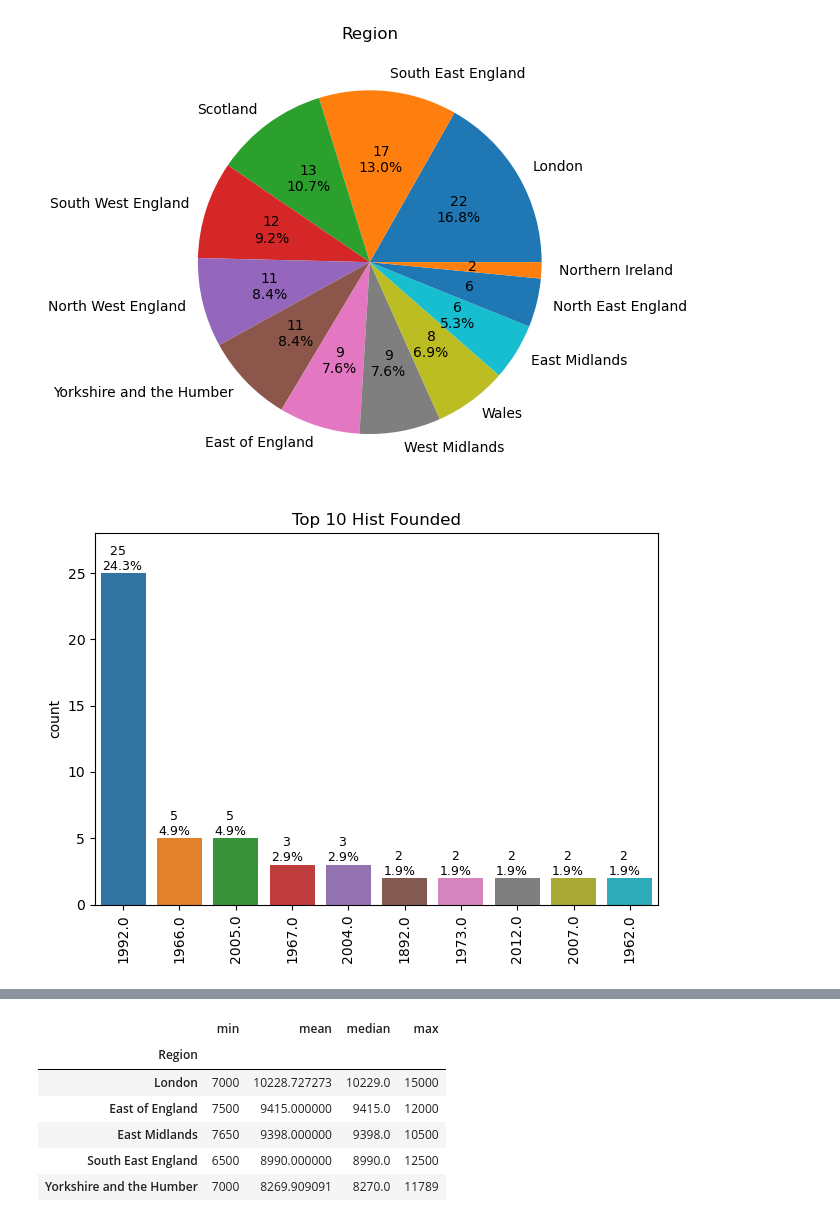
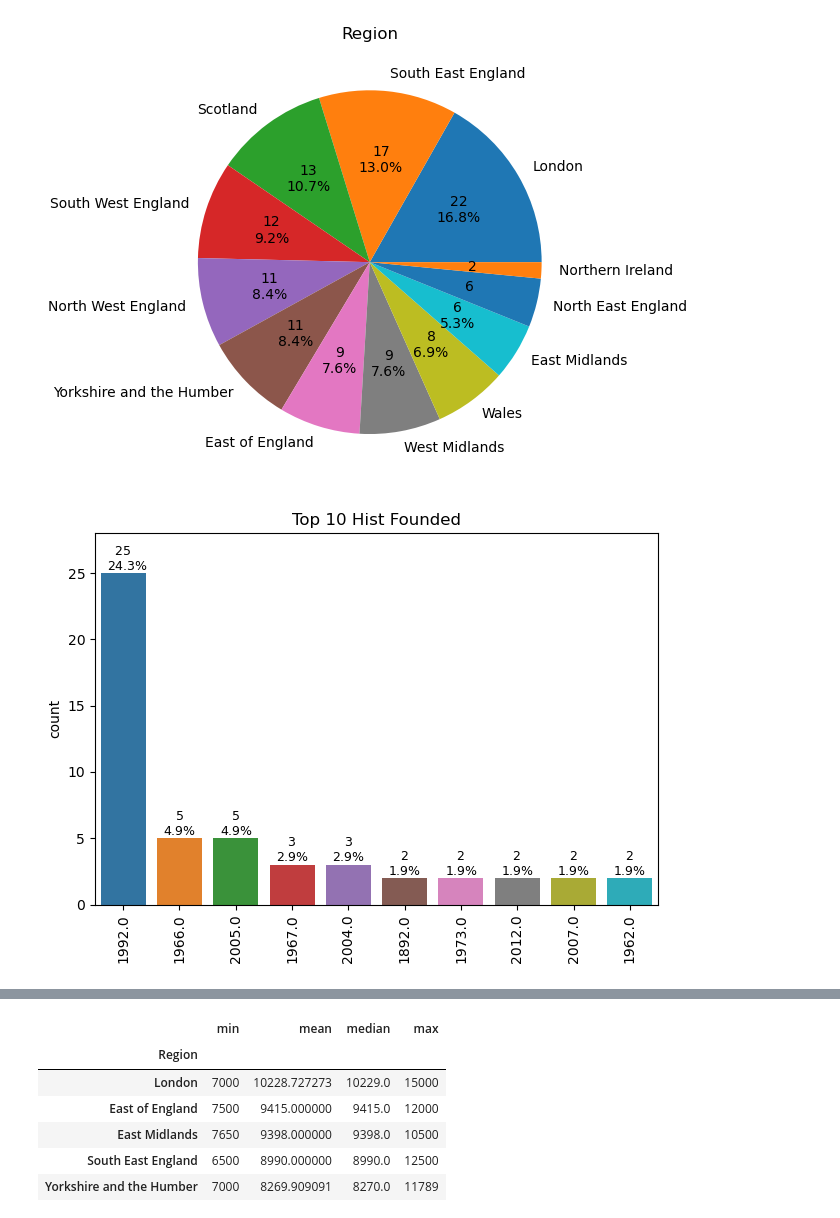
Before and after one commit to xmihol00/kddm1_proj_2023, a Jupyter notebook: src/dataset_analysis/knowledge_gained.ipynb, the cells around one changed output, grey strips where cells are left out. Cells and saved outputs as stored; diff of their text form; code cells hidden in the pictures.

```diff
--- a/src/dataset_analysis/knowledge_gained.ipynb
+++ b/src/dataset_analysis/knowledge_gained.ipynb
@@ -13,7 +13,7 @@ os.getcwd()
 # %%
 os.makedirs("plots/knowledge_gained", exist_ok=True)
 # %%
-df = pd.read_csv("./data/Universities_cleaned_deduplicated.csv")
+df = pd.read_csv("./data/01_cleaning/Universities.csv")
 # %%
 # Plots are generated with intel form:
 # https://www.kaggle.com/code/ritish1082/eda-best-university-in-uk
@@ -160,7 +160,7 @@ piePlot(region_cnt, 'Region')
 # %%
 history = df['Founded_year'].value_counts()
 # print(history)
 
-barPlot(history, 'count', 'Top 10 Hist Founded')
+barPlot(history, 'count', 'Top 10 Hist Founded', annotate_x_offset=0.1)
 # %% [output]
-[figure, old version]
+[figure, new version]
```
Also changed, not shown: parts of 9 cells of this notebook, 8 other files.
